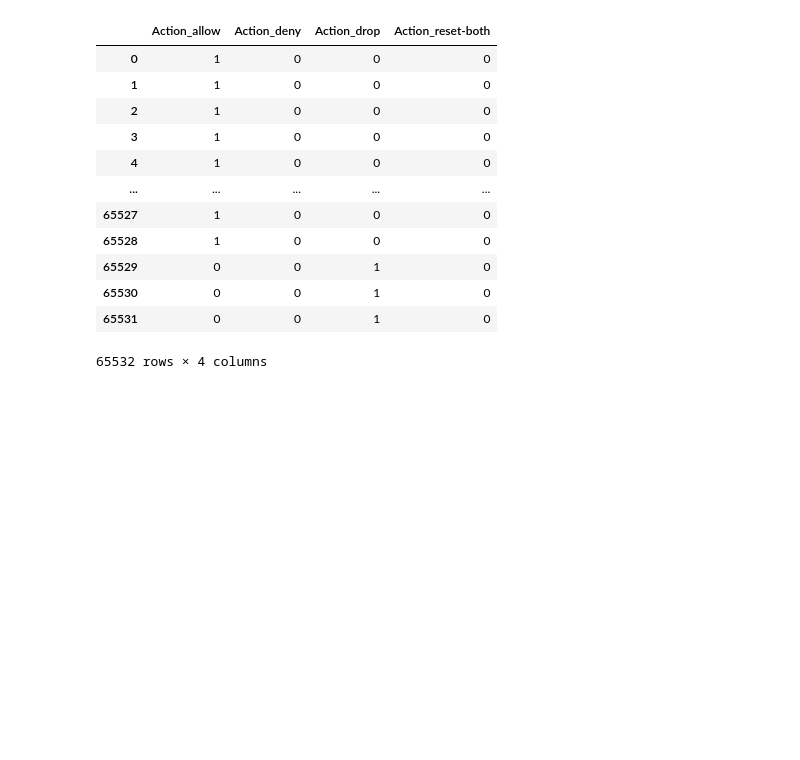
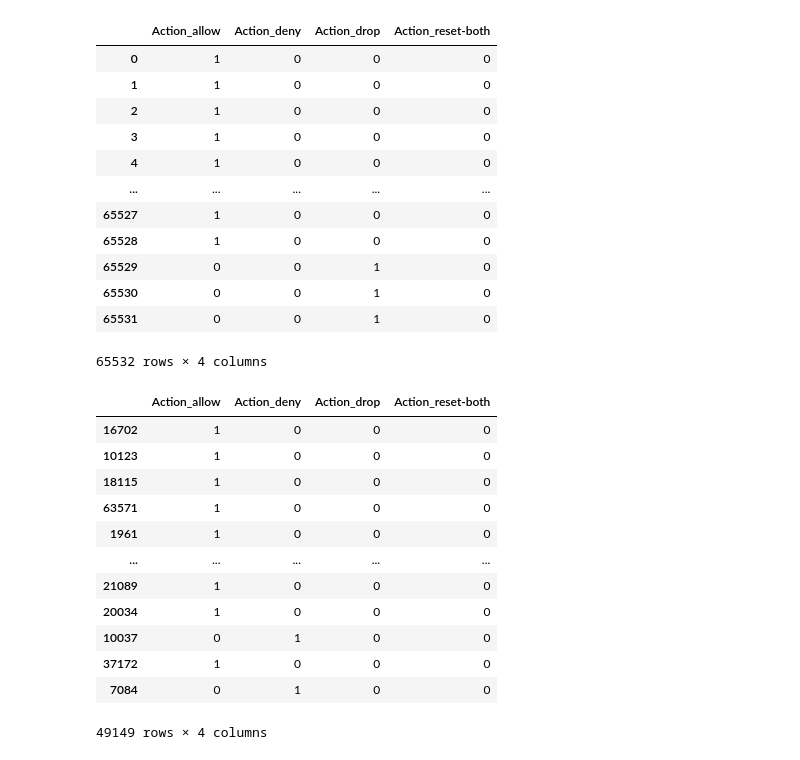
Before and after one commit to KendallScott/QTW, a Jupyter notebook: Case Study 5/Case_Study_5.ipynb, the cells around one changed output. Drawn from its saved outputs; the diff is of its cells as text; code cells hidden in the pictures; blank space fills up the shorter version.

```diff
--- a/Case Study 5/Case_Study_5.ipynb
+++ b/Case Study 5/Case_Study_5.ipynb
@@ -248,6 +248,22 @@ y_alt
 # %%
 model = LinearSVC(max_iter=100000,tol=0.01)
 X_train,X_test, y_train,y_test = train_test_split(X,y_alt)
+# %%
+y_train
+# %% [output]
+|  | Action_allow | Action_deny | Action_drop | Action_reset-both |
+| 16702 | 1 | 0 | 0 | 0 |
+| 10123 | 1 | 0 | 0 | 0 |
+| 18115 | 1 | 0 | 0 | 0 |
+| 63571 | 1 | 0 | 0 | 0 |
+| 1961 | 1 | 0 | 0 | 0 |
+| ... | ... | ... | ... | ... |
+| 21089 | 1 | 0 | 0 | 0 |
+| 20034 | 1 | 0 | 0 | 0 |
+| 10037 | 0 | 1 | 0 | 0 |
+| 37172 | 1 | 0 | 0 | 0 |
+| 7084 | 0 | 1 | 0 | 0 |
+49149 rows × 4 columns
 # %%
 import numpy as np
 from sklearn.metrics import accuracy_score
```
Also changed, not shown: parts of 1 cell of this notebook.
